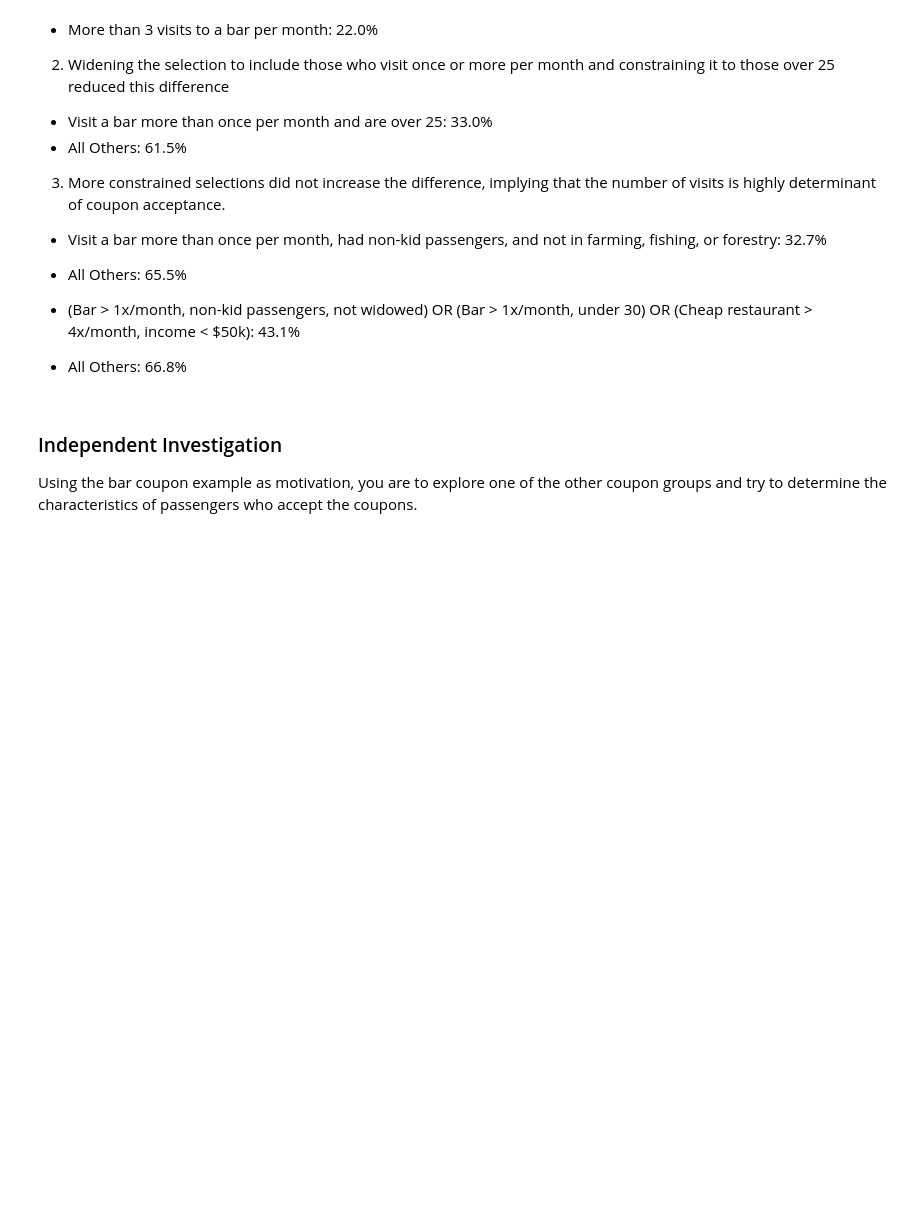
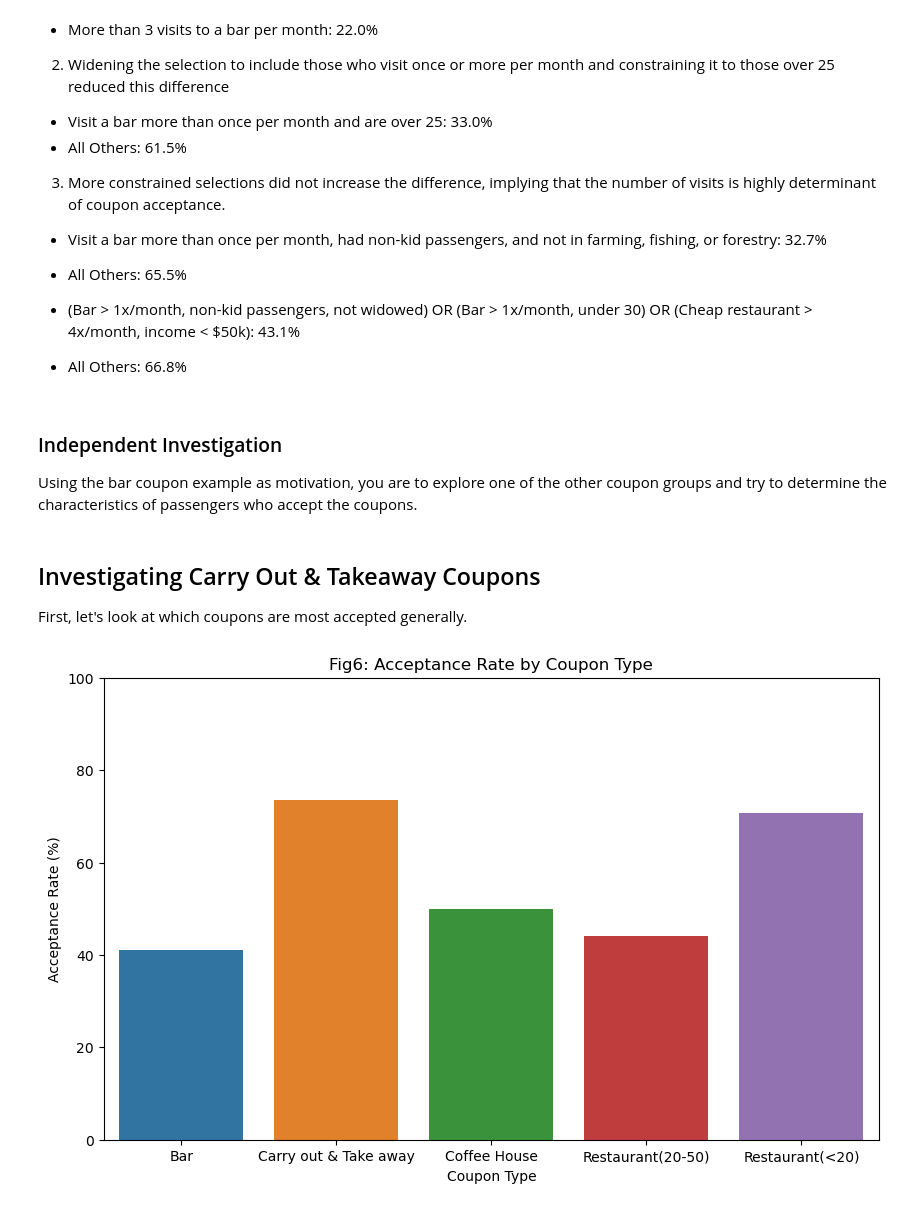
Before and after one commit to johnprg/coupon-data, a Jupyter notebook: coupondata.ipynb, the cells around one changed output. Drawn from its saved outputs; the diff is of its cells as text; code cells hidden in the pictures; blank space fills up the shorter version.

Commit message:
acceptance rate by coupon

```diff
--- a/coupondata.ipynb
+++ b/coupondata.ipynb
@@ -376,3 +376,27 @@ All Others: 66.8%
 ### Independent Investigation
 
 Using the bar coupon example as motivation, you are to explore one of the other coupon groups and try to determine the characteristics of passengers who accept the coupons.
+# %% [markdown]
+## Investigating Carry Out & Takeaway Coupons
+
+First, let's look at which coupons are most accepted generally.
+# %%
+
+df = dropna_df
+
+# Calculate acceptance rate
+acceptance_rate = df.groupby('coupon')['Y'].mean().reset_index()
+# Convert acceptance rate to percentage
+acceptance_rate['Y'] = acceptance_rate['Y'] * 100
+
+# Plotting the bar chart
+plt.figure(figsize=(10, 6))
+sns.barplot(x='coupon', y='Y', data=acceptance_rate)
+plt.xlabel('Coupon Type')
+plt.ylabel('Acceptance Rate (%)')
+plt.title('Fig6: Acceptance Rate by Coupon Type')
+plt.ylim(0, 100)
+plt.show()
+plt.savefig('images/fig6.png')
+# %% [output]
+[figure, added]
```
Also changed, not shown: parts of 1 cell of this notebook.
